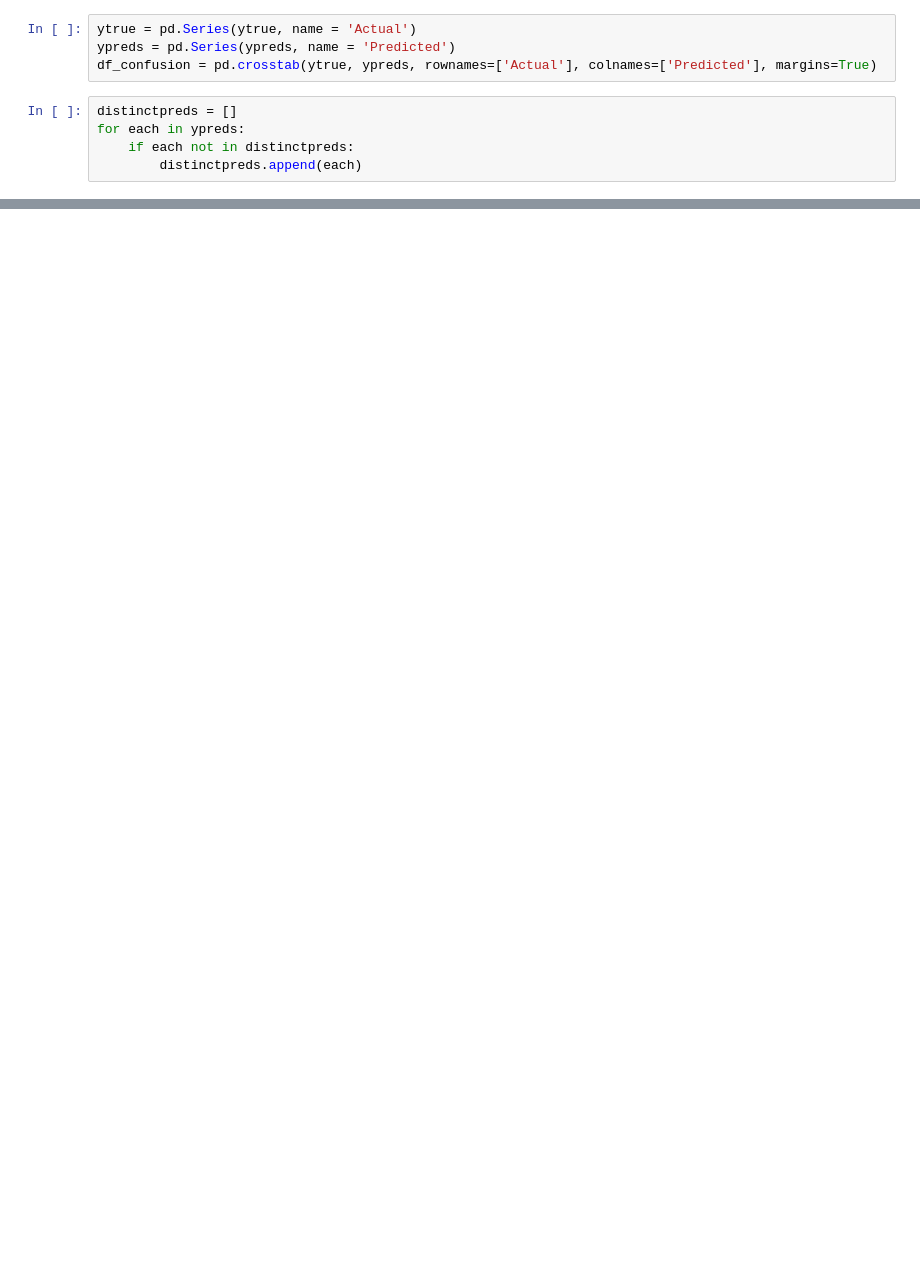
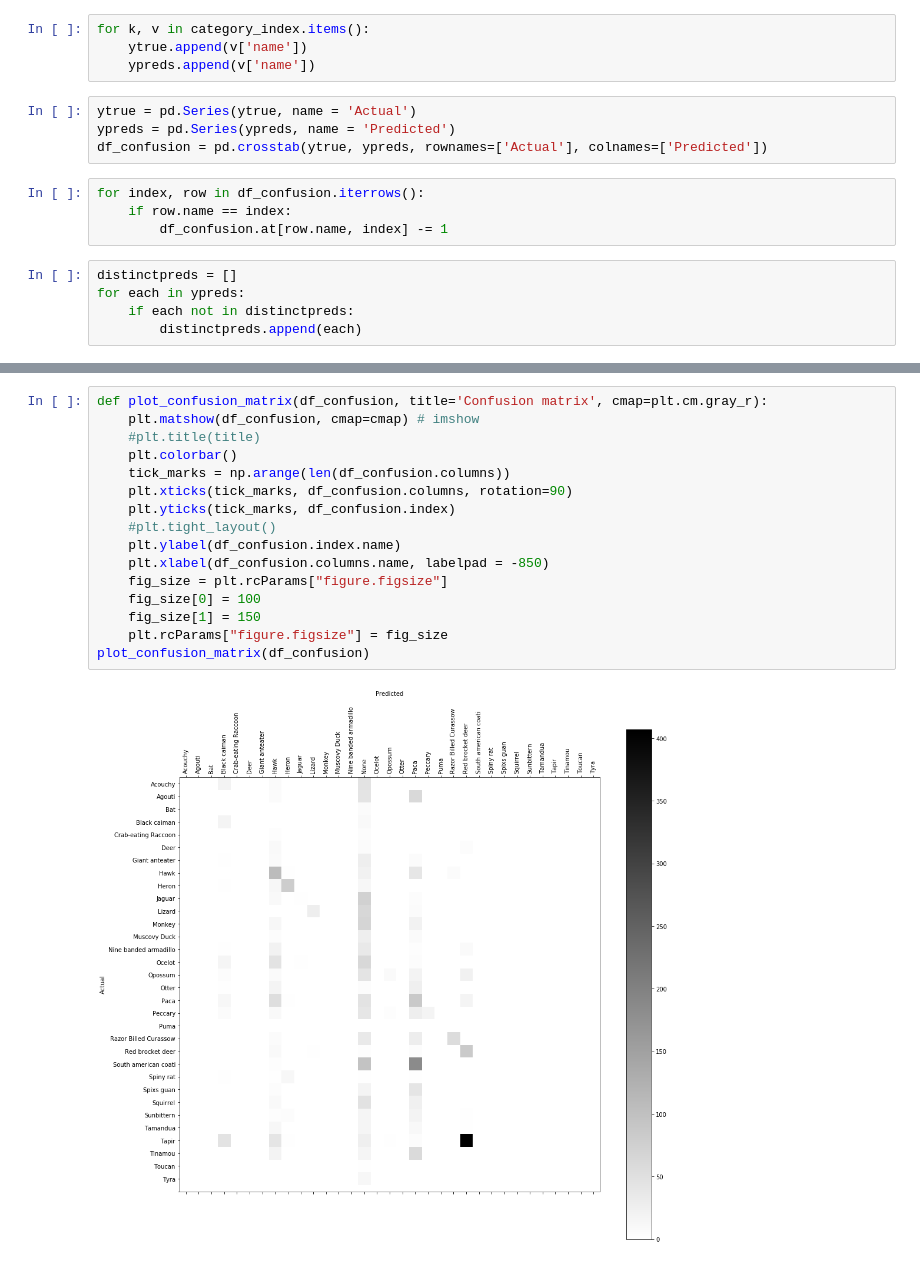
Before and after one commit to azhx/tensorflow_model_evaluation, a Jupyter notebook: object_detection/FasterRCNN/model_evaluation.ipynb, the cells around one changed output, grey strips where cells are left out. Cells and saved outputs as stored; diff of their text form; blank space fills up the shorter version.

```diff
--- a/object_detection/FasterRCNN/model_evaluation.ipynb
+++ b/object_detection/FasterRCNN/model_evaluation.ipynb
@@ -417,7 +419,15 @@ for i, each in enumerate(unified_data['trueclass']):
+# %%
+for k, v in category_index.items():
+    ytrue.append(v['name'])
+    ypreds.append(v['name'])
 # %%
 ytrue = pd.Series(ytrue, name = 'Actual')
 ypreds = pd.Series(ypreds, name = 'Predicted')
-df_confusion = pd.crosstab(ytrue, ypreds, rownames=['Actual'], colnames=['Predicted'], margins=True)
+df_confusion = pd.crosstab(ytrue, ypreds, rownames=['Actual'], colnames=['Predicted'])
+# %%
+for index, row in df_confusion.iterrows():
+    if row.name == index:
+        df_confusion.at[row.name, index] -= 1
 # %%
 distinctpreds = []
 for each in ypreds:
@@ -440,0 +456,18 @@ distinctpreds
+# %%
+def plot_confusion_matrix(df_confusion, title='Confusion matrix', cmap=plt.cm.gray_r):
+    plt.matshow(df_confusion, cmap=cmap) # imshow
+    #plt.title(title)
+    plt.colorbar()
+    tick_marks = np.arange(len(df_confusion.columns))
+    plt.xticks(tick_marks, df_confusion.columns, rotation=90)
+    plt.yticks(tick_marks, df_confusion.index)
+    #plt.tight_layout()
+    plt.ylabel(df_confusion.index.name)
+    plt.xlabel(df_confusion.columns.name, labelpad = -850)
+    fig_size = plt.rcParams["figure.figsize"]
+    fig_size[0] = 100
+    fig_size[1] = 150
+    plt.rcParams["figure.figsize"] = fig_size
+plot_confusion_matrix(df_confusion)
+# %% [output]
+[figure, added]
```
Also changed, not shown: parts of 15 cells of this notebook.
